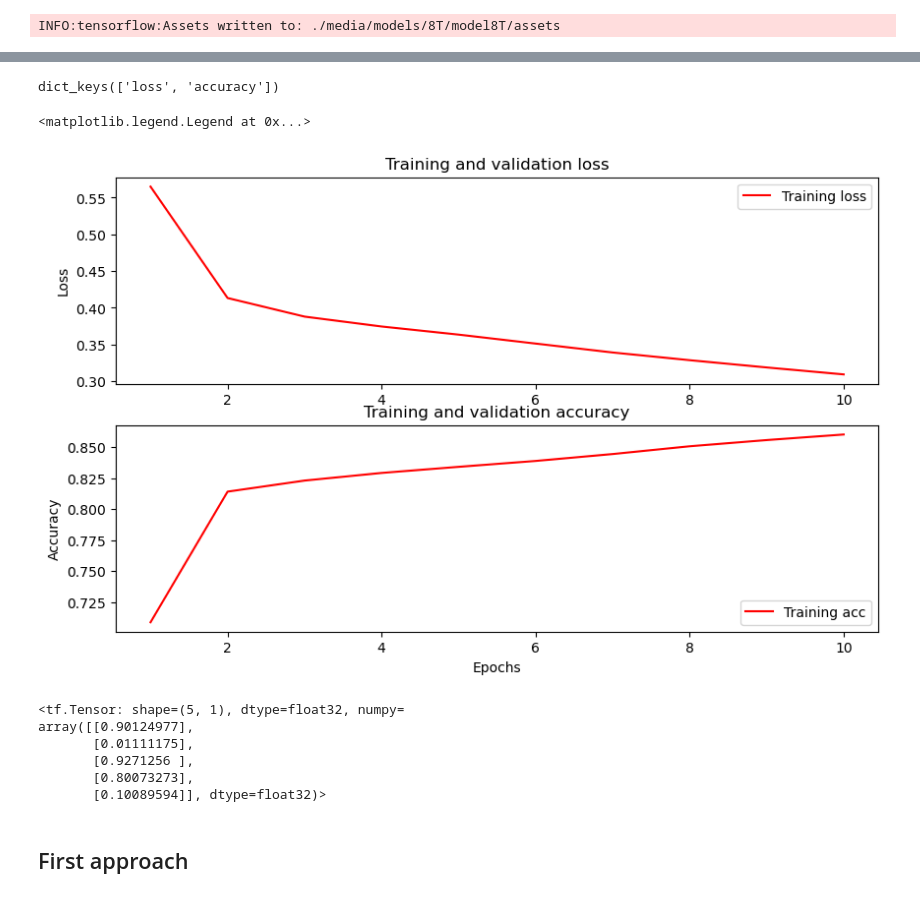
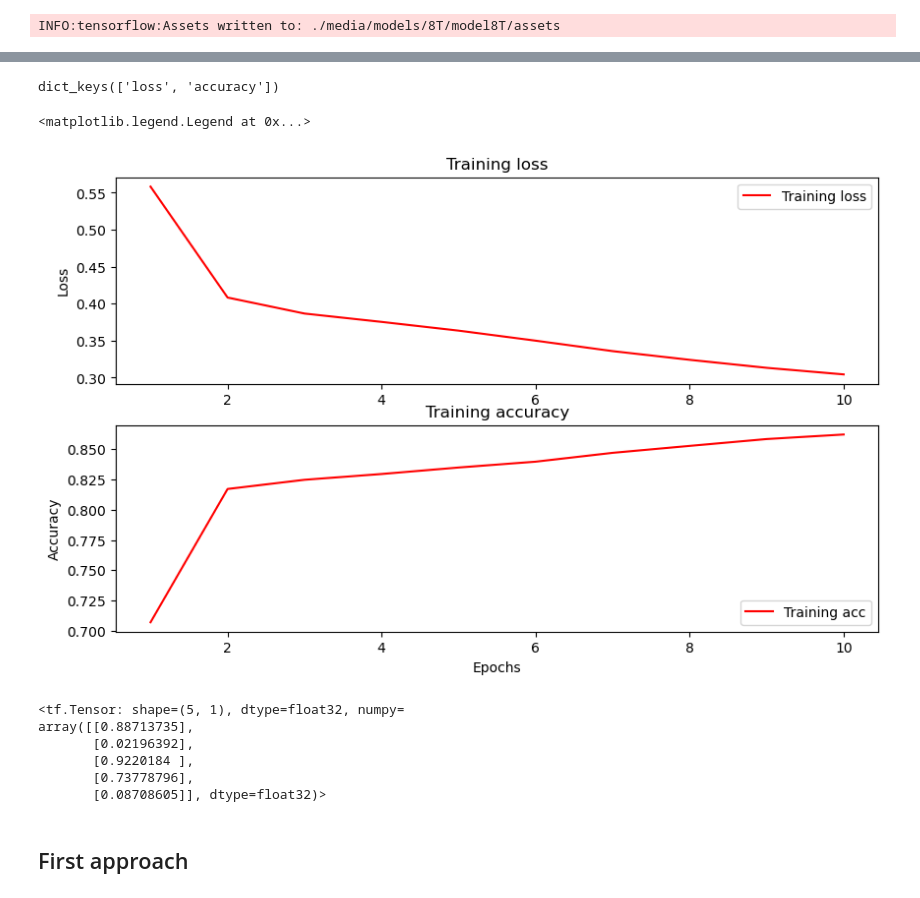
Before and after one commit to haarrublar/XAnalizer, a Jupyter notebook: app/model/secondary copy.ipynb, the cells around one changed output, grey strips where cells are left out. Drawn from its saved outputs; the diff is of its cells as text; code cells hidden in the pictures.

```diff
--- a/app/model/secondary copy.ipynb
+++ b/app/model/secondary copy.ipynb
@@ -196,7 +196,7 @@ This introductory model offers simplicity and efficiency through its straightfor
 
 In this case the database used is quite good for avoiding overfitting. Firstly, we load the vocabulary we will use.
 # %%
-vocabulary_file = open(vocabulary_dir+'vocabulary8T.obj', 'rb')
+vocabulary_file = open(vocabulary_dir+'vocabulary2T.obj', 'rb')
 loaded_vocabulary = pickle.load(vocabulary_file)
 encoder.set_vocabulary(loaded_vocabulary)
 
@@ -325,39 +312,32 @@ Accuracy: 0.968692421913147
 # %%
 import matplotlib.pyplot as plt
 
 history_dict = history.history
 print(history_dict.keys())
 
 acc = history_dict['accuracy']
-# val_acc = history_dict['val_accuracy']
 loss = history_dict['loss']
-# val_loss = history_dict['val_loss']
 
 epochs = range(1, len(acc) + 1)
 fig = plt.figure(figsize=(10, 6))
 fig.tight_layout()
 
 plt.subplot(2, 1, 1)
-# r is for "solid red line"
 plt.plot(epochs, loss, 'r', label='Training loss')
-# b is for "solid blue line"
-# plt.plot(epochs, val_loss, 'b', label='Validation loss')
-plt.title('Training and validation loss')
-# plt.xlabel('Epochs')
+plt.title('Training loss')
 plt.ylabel('Loss')
 plt.legend()
 
 plt.subplot(2, 1, 2)
 plt.plot(epochs, acc, 'r', label='Training acc')
-# plt.plot(epochs, val_acc, 'b', label='Validation acc')
-plt.title('Training and validation accuracy')
+plt.title('Training accuracy')
 plt.xlabel('Epochs')
 plt.ylabel('Accuracy')
 plt.legend(loc='lower right')
 # %% [output]
 dict_keys(['loss', 'accuracy'])
 <matplotlib.legend.Legend at 0x...>
-[figure, old version]
+[figure, new version]
 # %%
 examples = [
     "@switchfoot http://twitpic.com/2y1zl - Awww, that's a bummer. You shoulda got David Carr of Third Day to do it. ;D",
@@ -370,11 +350,11 @@ examples = [
 model(tf.constant(examples))
 # %% [output]
 <tf.Tensor: shape=(5, 1), dtype=float32, numpy=
-array([[0.90124977],
-       [0.01111175],
-       [0.9271256 ],
-       [0.80073273],
-       [0.10089594]], dtype=float32)>
+array([[0.88713735],
+       [0.02196392],
+       [0.9220184 ],
+       [0.73778796],
+       [0.08708605]], dtype=float32)>
 # %%
 def emojiMask(sentence):
     sentenceEmojiMask = emoji.replace_emoji(sentence,
```
Also changed, not shown: parts of 4 cells of this notebook.
